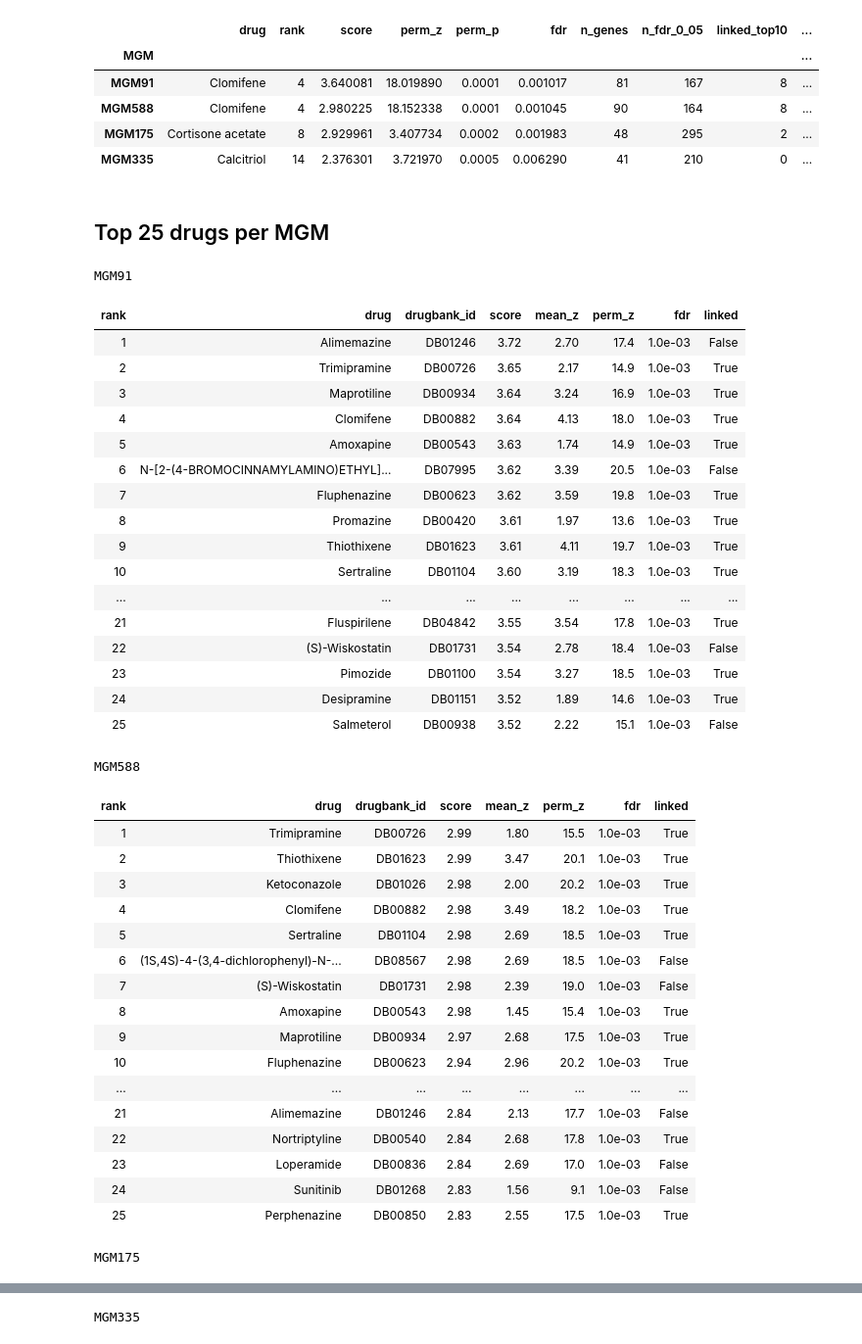
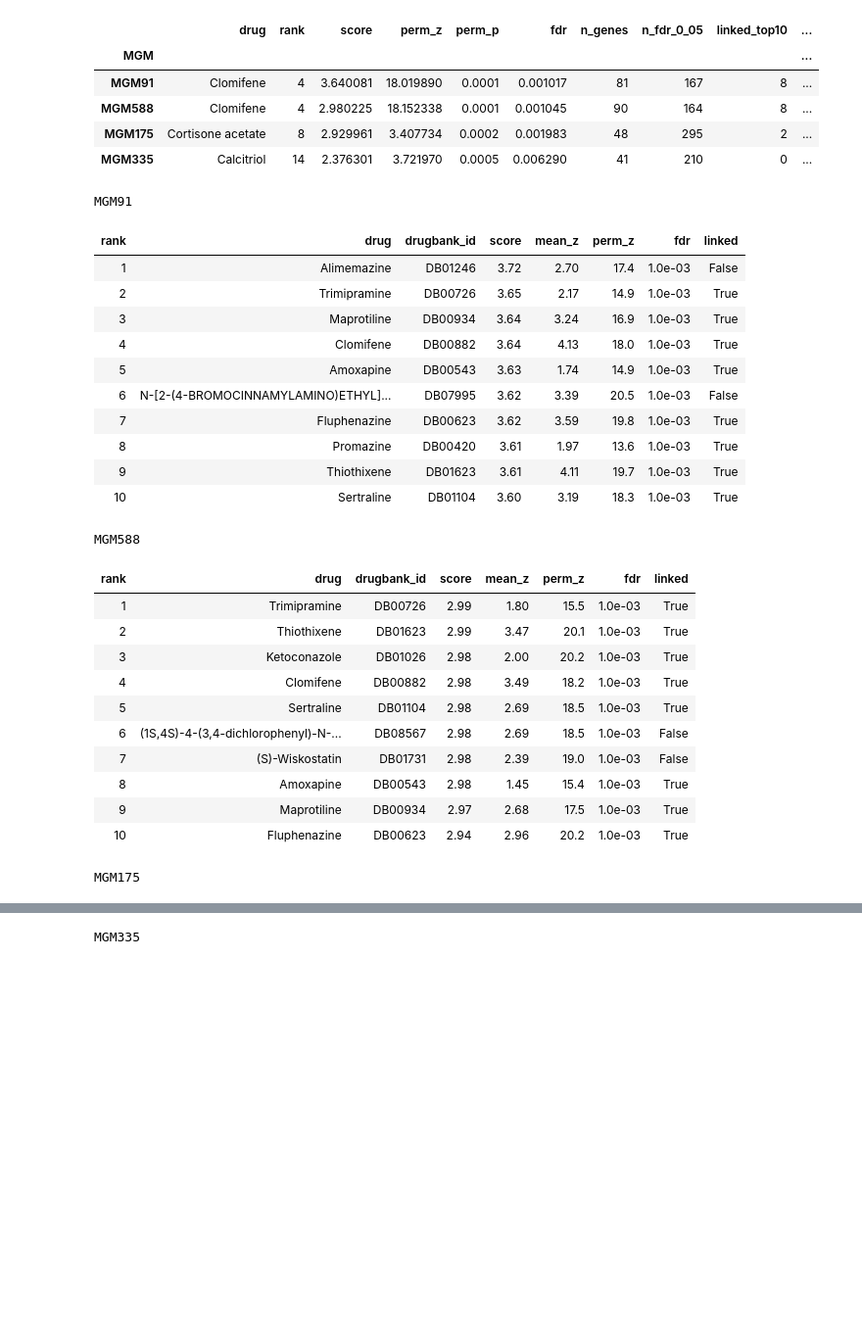
Before and after one commit to miltondp/clamp-analyses, a Jupyter notebook: nbs/03_model_biology/02_archs4/04_crispercas/00_mgm.executed.ipynb, the cells around one changed output, grey strips where cells are left out. Shown at 98% size. Saved outputs shown, nothing was run; the diff lists cells and outputs as text; code cells hidden in the pictures; blank space fills up the shorter version.

```diff
--- a/nbs/03_model_biology/02_archs4/04_crispercas/00_mgm.executed.ipynb
+++ b/nbs/03_model_biology/02_archs4/04_crispercas/00_mgm.executed.ipynb
@@ -22,11 +9,19 @@ import matplotlib.pyplot as plt
 from IPython.display import display
 
 try:
-    RANKING = Path(snakemake.input.ranking)
+    I = snakemake.input
+    FLAGS, SUMMARY, FUNNEL, PATHWAYS = Path(I.flags), Path(I.summary), Path(I.funnel), Path(I.pathways)
+    MODULES, TRAITS, COMPOSITION, RANKING = Path(I.modules), Path(I.traits), Path(I.composition), Path(I.ranking)
+    ORA = [Path(d) for d in I.ora]
 except NameError:
-    RANKING = Path('../../../../output/03_model_biology/02_archs4/04_crispercas/00_mgm/l1000/l1000_fig5_ranking.csv')
-r = pd.read_csv(RANKING)
-r['MGM'] = r.metaLV.str.replace('metaLV', 'MGM')
+    A4 = Path('../../../../output/03_model_biology/02_archs4')
+    M = A4 / '04_crispercas/00_mgm'
+    FLAGS, SUMMARY, FUNNEL, PATHWAYS = A4 / '06_technical_noise/seeds/all_flags.csv', M / 'cluster_summary.csv', M / 'selection/funnel.csv', M / 'pathways/canonical_bp_top.csv'
+    MODULES, TRAITS, COMPOSITION, RANKING = M / 'fig5/modules.csv', M / 'fig5/module_trait_groups.csv', M / 'projection/composition.csv', M / 'l1000/l1000_fig5_ranking.csv'
+    ORA = [M / 'ora' / d for d in ['bp', 'canonical', 'cellmarker', 'azimuth', 'archs4_cell_lines']]
+
+def mgm(s):
+    return s.str.replace('metaLV', 'MGM')
+
 ORDER = ['MGM91', 'MGM588', 'MGM175', 'MGM335']
 PICK = {'MGM91': 'Clomifene', 'MGM588': 'Clomifene', 'MGM175': 'Cortisone acetate', 'MGM335': 'Calcitriol'}
-assert set(r.MGM) == set(ORDER) and r.groupby('MGM').size().eq(1170).all()
@@ -39,0 +130,6 @@ Drugs expected to induce each program, defined from its biology (flagged in the
+# %%
+top = pd.read_csv(PATHWAYS).assign(MGM=lambda d: mgm(d.metaLV))
+top = top.sort_values('padj').groupby('MGM').head(5)
+for m in ORDER:
+    print(m)
+    display(top[top.MGM == m][['db', 'pathway', 'padj']].style.format({'padj': '{:.1e}'}).hide(axis='index'))
@@ -40,3 +177,7 @@ Drugs expected to induce each program, defined from its biology (flagged in the
+# %%
+r = pd.read_csv(RANKING)
+r['MGM'] = mgm(r.metaLV)
+assert set(r.MGM) == set(ORDER) and r.groupby('MGM').size().eq(1170).all()
 # %%
 def has(s, *keys):
     return s.fillna('').str.contains('|'.join(keys), case=False, regex=True)
@@ -69,33 +208,25 @@ display(picks.set_index('MGM')[['drug', 'rank', 'score', 'perm_z', 'perm_p', 'fd
 | MGM588 | Clomifene | 4 | 2.980225 | 18.152338 | 0.0001 | 0.001045 | 90 | 164 | 8 | ... |
 | MGM175 | Cortisone acetate | 8 | 2.929961 | 3.407734 | 0.0002 | 0.001983 | 48 | 295 | 2 | ... |
 | MGM335 | Calcitriol | 14 | 2.376301 | 3.721970 | 0.0005 | 0.006290 | 41 | 210 | 0 | ... |
-# %% [markdown]
-## Top 25 drugs per MGM
 # %%
 cols = ['rank', 'drug', 'drugbank_id', 'score', 'mean_z', 'perm_z', 'fdr', 'linked']
 for m in ORDER:
     print(m)
-    display(r[r.MGM == m].head(25)[cols].style.format({'score': '{:.2f}', 'mean_z': '{:.2f}', 'perm_z': '{:.1f}', 'fdr': '{:.1e}'})
+    display(r[r.MGM == m].head(10)[cols].style.format({'score': '{:.2f}', 'mean_z': '{:.2f}', 'perm_z': '{:.1f}', 'fdr': '{:.1e}'})
             .apply(lambda row: ['font-weight: bold' if row.drug == PICK[m] else '' for _ in row], axis=1).hide(axis='index'))
 # %% [output]
 MGM91
 | rank | drug | drugbank_id | score | mean_z | perm_z | fdr | linked |
 | 1 | Alimemazine | DB01246 | 3.72 | 2.70 | 17.4 | 1.0e-03 | False |
 | 2 | Trimipramine | DB00726 | 3.65 | 2.17 | 14.9 | 1.0e-03 | True |
 | 3 | Maprotiline | DB00934 | 3.64 | 3.24 | 16.9 | 1.0e-03 | True |
 | 4 | Clomifene | DB00882 | 3.64 | 4.13 | 18.0 | 1.0e-03 | True |
 | 5 | Amoxapine | DB00543 | 3.63 | 1.74 | 14.9 | 1.0e-03 | True |
 | 6 | N-[2-(4-BROMOCINNAMYLAMINO)ETHYL]... | DB07995 | 3.62 | 3.39 | 20.5 | 1.0e-03 | False |
 | 7 | Fluphenazine | DB00623 | 3.62 | 3.59 | 19.8 | 1.0e-03 | True |
 | 8 | Promazine | DB00420 | 3.61 | 1.97 | 13.6 | 1.0e-03 | True |
 | 9 | Thiothixene | DB01623 | 3.61 | 4.11 | 19.7 | 1.0e-03 | True |
 | 10 | Sertraline | DB01104 | 3.60 | 3.19 | 18.3 | 1.0e-03 | True |
-| ... | ... | ... | ... | ... | ... | ... | ... |
-| 21 | Fluspirilene | DB04842 | 3.55 | 3.54 | 17.8 | 1.0e-03 | True |
-| 22 | (S)-Wiskostatin | DB01731 | 3.54 | 2.78 | 18.4 | 1.0e-03 | False |
-| 23 | Pimozide | DB01100 | 3.54 | 3.27 | 18.5 | 1.0e-03 | True |
-| 24 | Desipramine | DB01151 | 3.52 | 1.89 | 14.6 | 1.0e-03 | True |
-| 25 | Salmeterol | DB00938 | 3.52 | 2.22 | 15.1 | 1.0e-03 | False |
 MGM588
 | rank | drug | drugbank_id | score | mean_z | perm_z | fdr | linked |
 | 1 | Trimipramine | DB00726 | 2.99 | 1.80 | 15.5 | 1.0e-03 | True |
@@ -108,12 +239,6 @@ MGM588
 | 8 | Amoxapine | DB00543 | 2.98 | 1.45 | 15.4 | 1.0e-03 | True |
 | 9 | Maprotiline | DB00934 | 2.97 | 2.68 | 17.5 | 1.0e-03 | True |
 | 10 | Fluphenazine | DB00623 | 2.94 | 2.96 | 20.2 | 1.0e-03 | True |
-| ... | ... | ... | ... | ... | ... | ... | ... |
-| 21 | Alimemazine | DB01246 | 2.84 | 2.13 | 17.7 | 1.0e-03 | False |
-| 22 | Nortriptyline | DB00540 | 2.84 | 2.68 | 17.8 | 1.0e-03 | True |
-| 23 | Loperamide | DB00836 | 2.84 | 2.69 | 17.0 | 1.0e-03 | False |
-| 24 | Sunitinib | DB01268 | 2.83 | 1.56 | 9.1 | 1.0e-03 | False |
-| 25 | Perphenazine | DB00850 | 2.83 | 2.55 | 17.5 | 1.0e-03 | True |
 MGM175
 | rank | drug | drugbank_id | score | mean_z | perm_z | fdr | linked |
 | 1 | Acetylcholine | DB03128 | 3.74 | 1.23 | 6.6 | 1.3e-03 | False |
```
Also changed, not shown: parts of 15 cells of this notebook, 2 other files.
